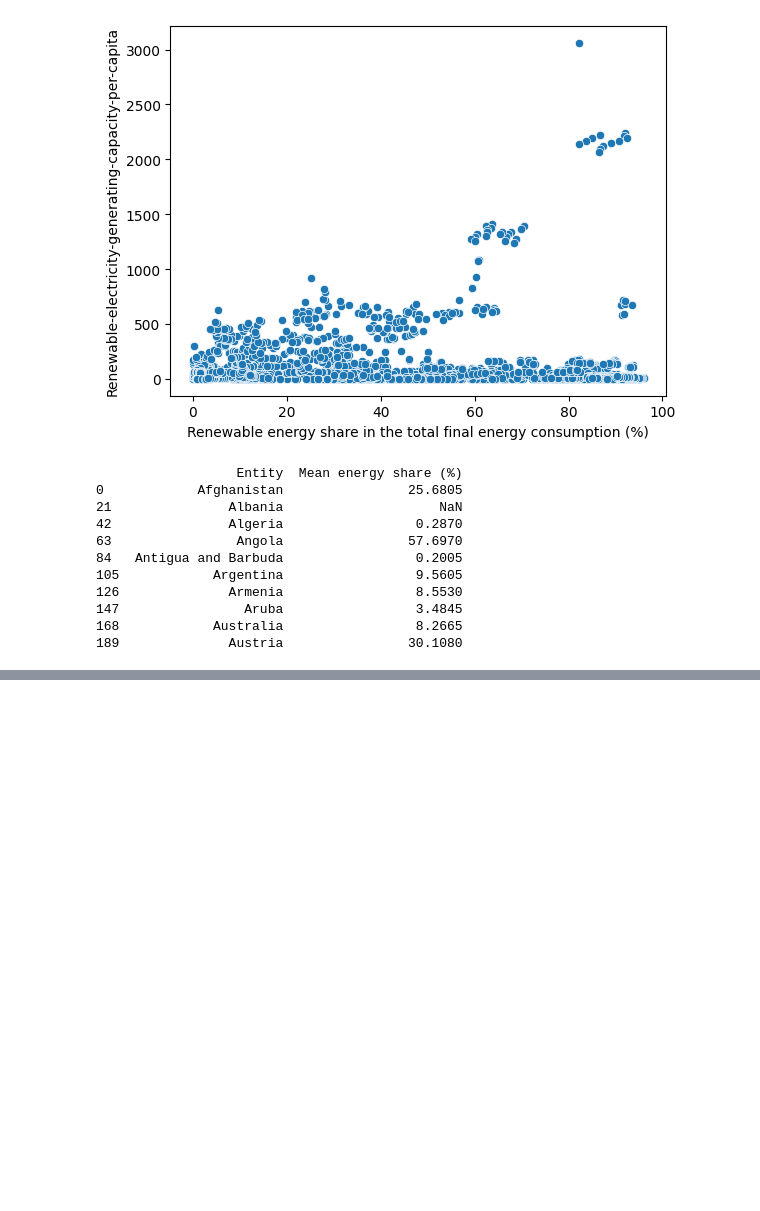
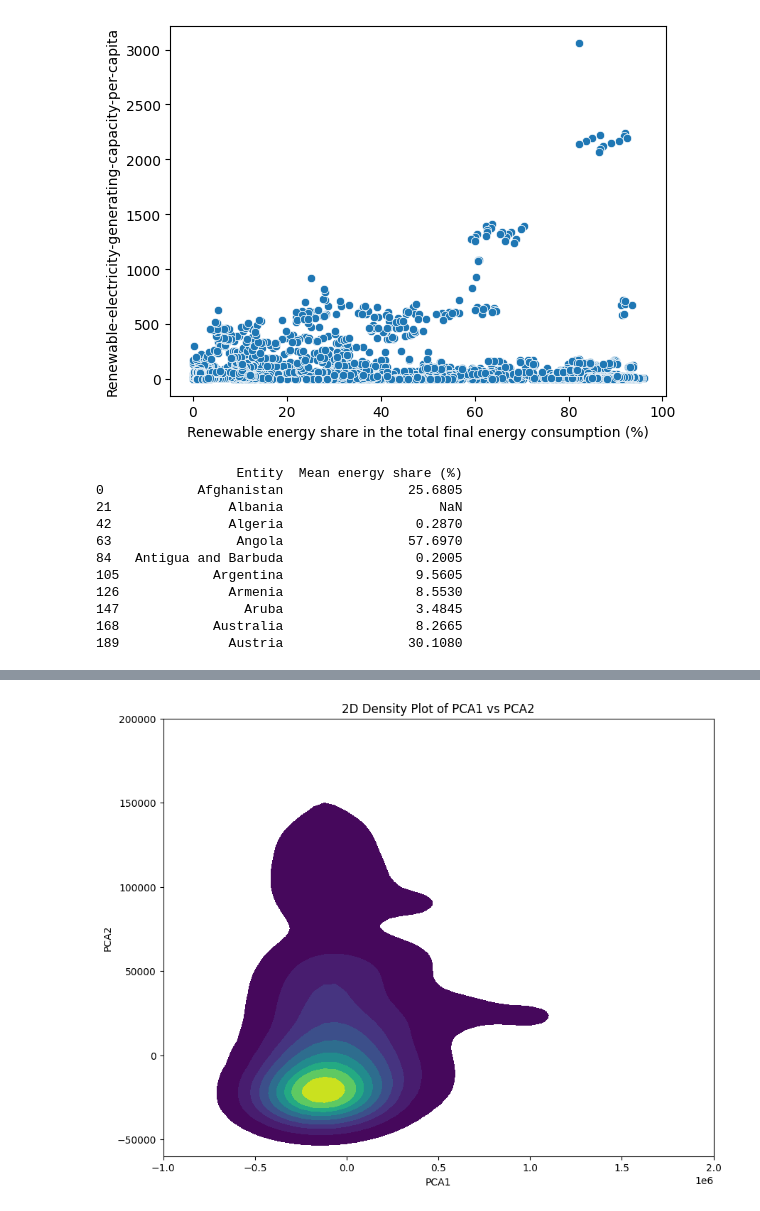
Before and after one commit to Kowallskiy/Feature_Engineering, a Jupyter notebook: Feature Engineering.ipynb, the cells around one changed output, grey strips where cells are left out. Saved outputs shown, nothing was run; the diff lists cells and outputs as text; code cells hidden in the pictures; blank space fills up the shorter version.

```diff
--- a/Feature Engineering.ipynb
+++ b/Feature Engineering.ipynb
@@ -182,0 +192,12 @@ plt.show()
+# %%
+plt.figure(figsize=(10, 8))
+sns.kdeplot(data=imputed_X, x="PCA1", y="PCA2", fill=True, cmap="viridis")
+
+plt.xlabel('PCA1')
+plt.ylabel('PCA2')
+plt.title('2D Density Plot of PCA1 vs PCA2')
+plt.xlim(-1000000, 2000000)
+plt.ylim(-60000, 200000)
+plt.show()
+# %% [output]
+[figure, added]
```
Also changed, not shown: parts of 4 cells of this notebook, 1 other file.
